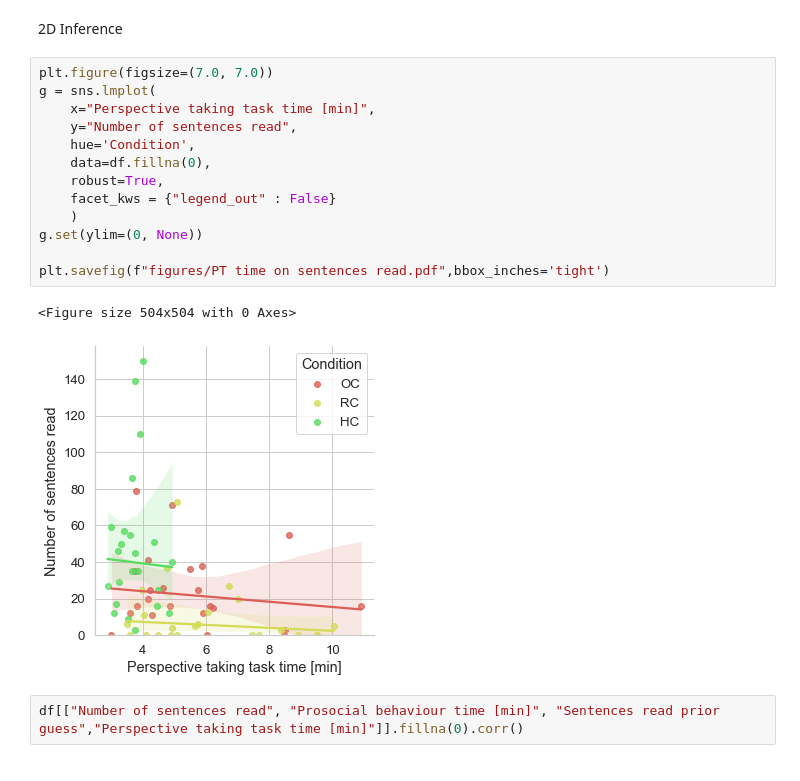
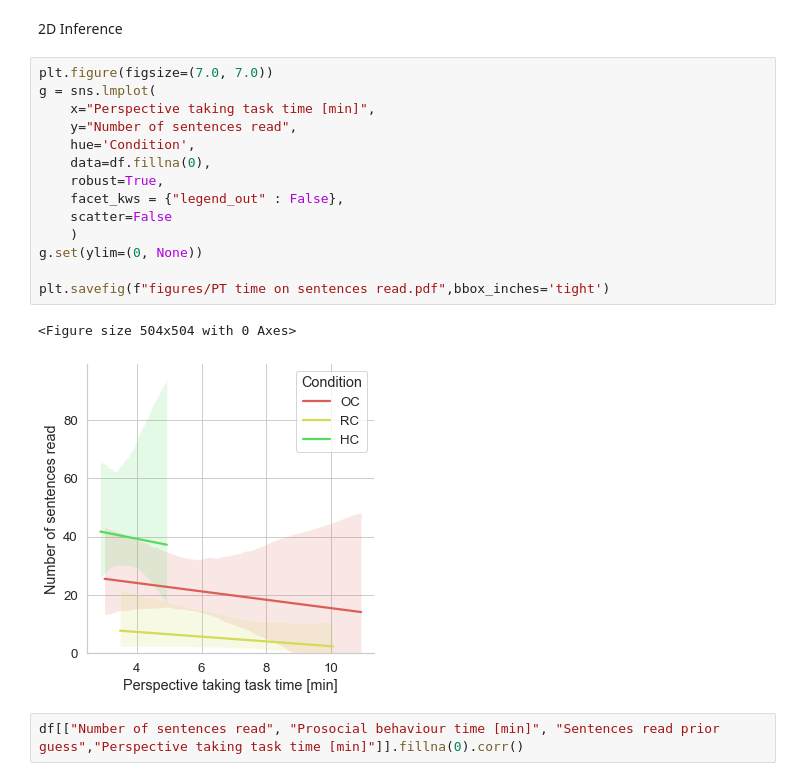
Before and after one commit to Joao-Tiago-Almeida/HRI2023---Conference-Paper, a Jupyter notebook: main.ipynb, the cells around one changed output. Saved outputs shown, nothing was run; the diff lists cells and outputs as text.

```diff
--- a/main.ipynb
+++ b/main.ipynb
@@ -346,19 +348,20 @@ OC vs RC: 1.45968e-02
 # %%
 plt.figure(figsize=(7.0, 7.0))
 g = sns.lmplot(
     x="Perspective taking task time [min]",
     y="Number of sentences read",
     hue='Condition',
     data=df.fillna(0),
     robust=True,
-    facet_kws = {"legend_out" : False}
+    facet_kws = {"legend_out" : False},
+    scatter=False
     )
 g.set(ylim=(0, None))
 
 plt.savefig(f"figures/PT time on sentences read.pdf",bbox_inches='tight')
 # %% [output]
 <Figure size 504x504 with 0 Axes>
-[figure, old version]
+[figure, new version]
 # %%
 df[["Number of sentences read", "Prosocial behaviour time [min]", "Sentences read prior guess","Perspective taking task time [min]"]].fillna(0).corr()
 # %% [output]
```
Also changed, not shown: parts of 6 cells of this notebook, 8 other files.
